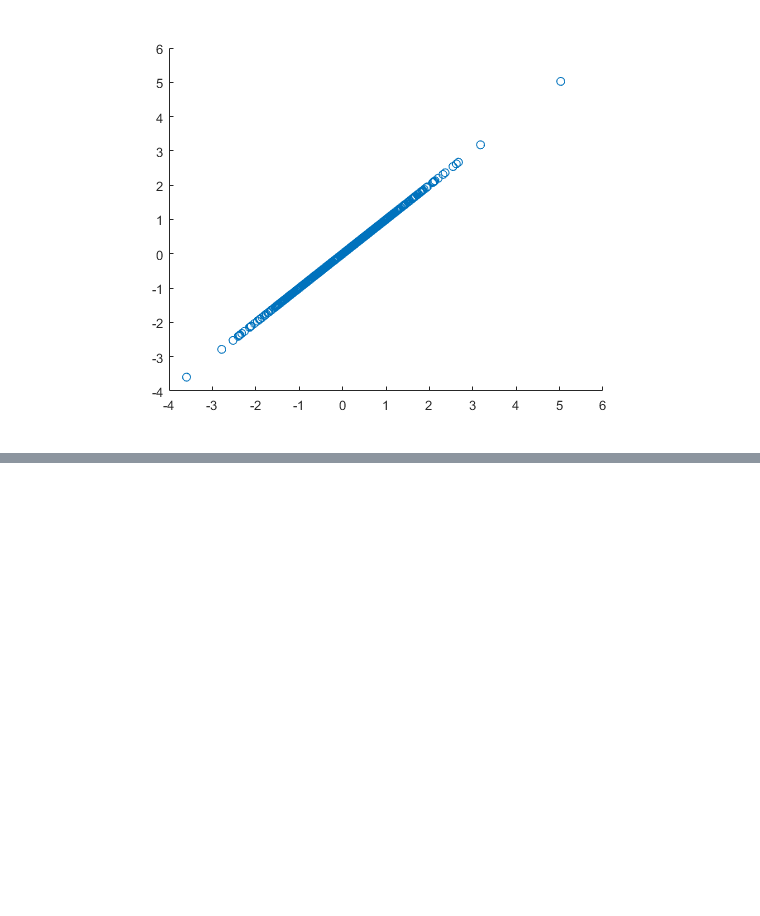
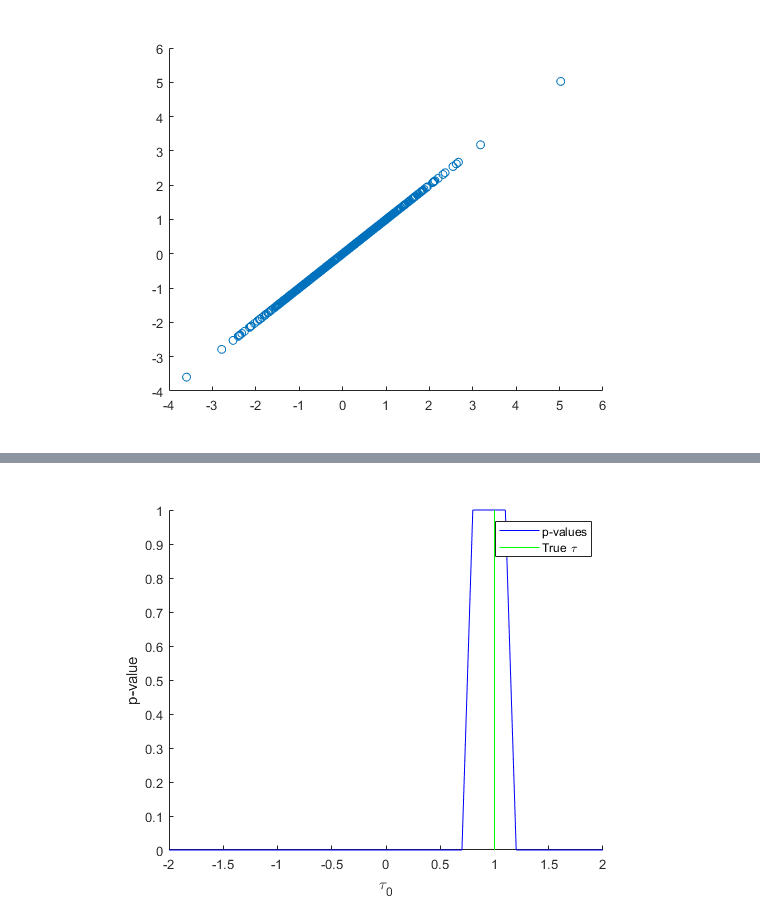
Before and after one commit to andrewzeitlin/RI_CI, a Jupyter notebook: demo/Fisher confidence intervals when KS is the test statistic.ipynb, the cells around one changed output, grey strips where cells are left out. Saved outputs shown, nothing was run; the diff lists cells and outputs as text; code cells hidden in the pictures; blank space fills up the shorter version.

Commit message:
add illustration of monotonicity of KS test in distance from true treatment effect

```diff
--- a/demo/Fisher confidence intervals when KS is the test statistic.ipynb
+++ b/demo/Fisher confidence intervals when KS is the test statistic.ipynb
@@ -145,0 +150,15 @@ scatter(y0,y0star)
+# %%
+N=500;
+y0 = randn(N,1);
+tau = 1;
+y1 = y0 + tau;
+T = (rand(N,1)>0.5);
+y = y0 + T.*(y1-y0);
+# %%
+R=400;
+T0 = (rand(N,R)>0.5);
+# %%
+TAU0 = [-2:0.1:2];
+# %%
+ks1 = NaN(size(TAU0));
+KS0 = NaN(R,length(TAU0)); % container for distributions of KS stats under each null
@@ -145,0 +175,16 @@ scatter(y0,y0star)
+# %%
+%  P-values
+Pvalues = mean(KS0 >= repmat(ks1,[R,1]));
+%  Plotting against hypothesized values of the treatment effect
+figure(3)
+clf
+hax = axes;
+hold on
+p1 = line(TAU0,Pvalues,'color','blue');
+p9 =line([tau tau],get(hax,'YLim'),'color','green');
+legend([p1 p9],{'p-values','True \tau'})
+xlabel('\tau_0')
+ylabel('p-value')
+hold off
+# %% [output]
+[figure, added]
```
Also changed, not shown: parts of 3 cells of this notebook.
